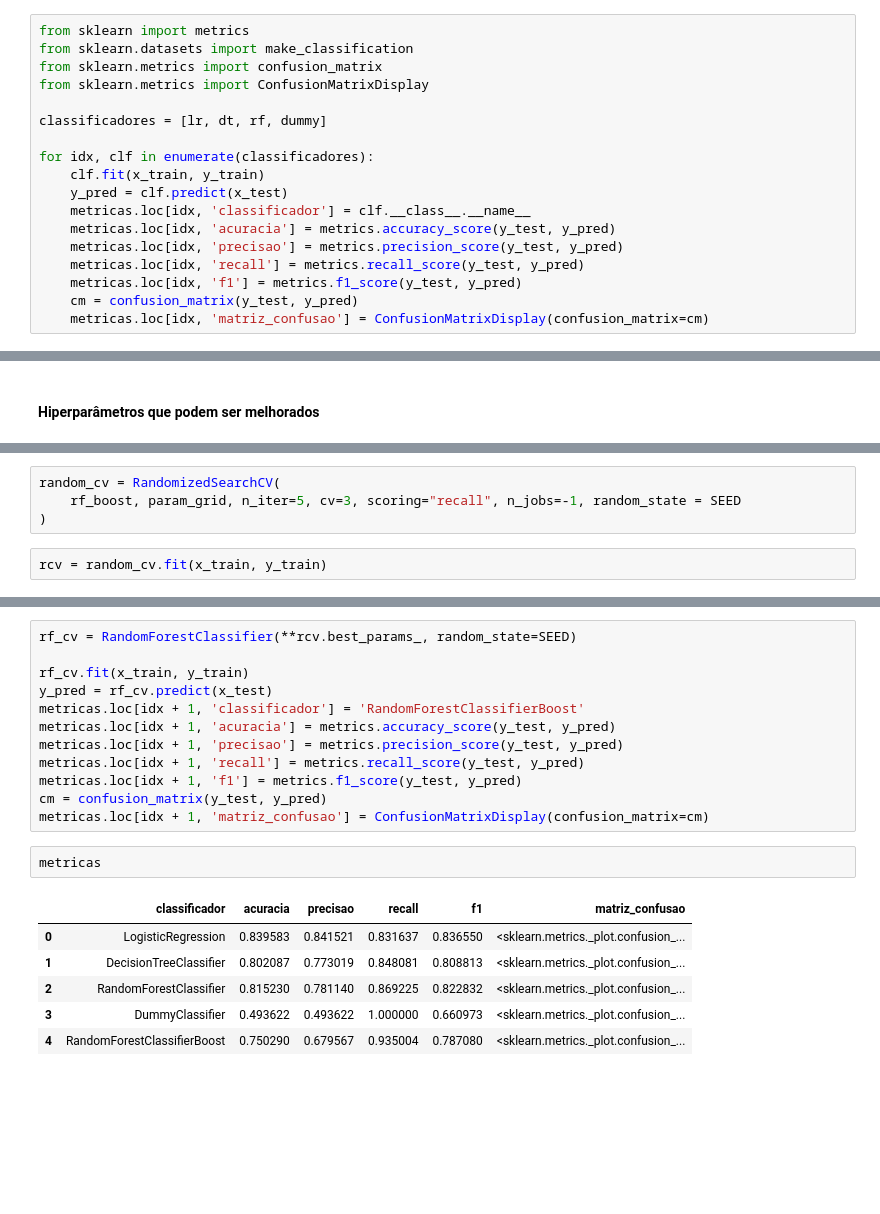
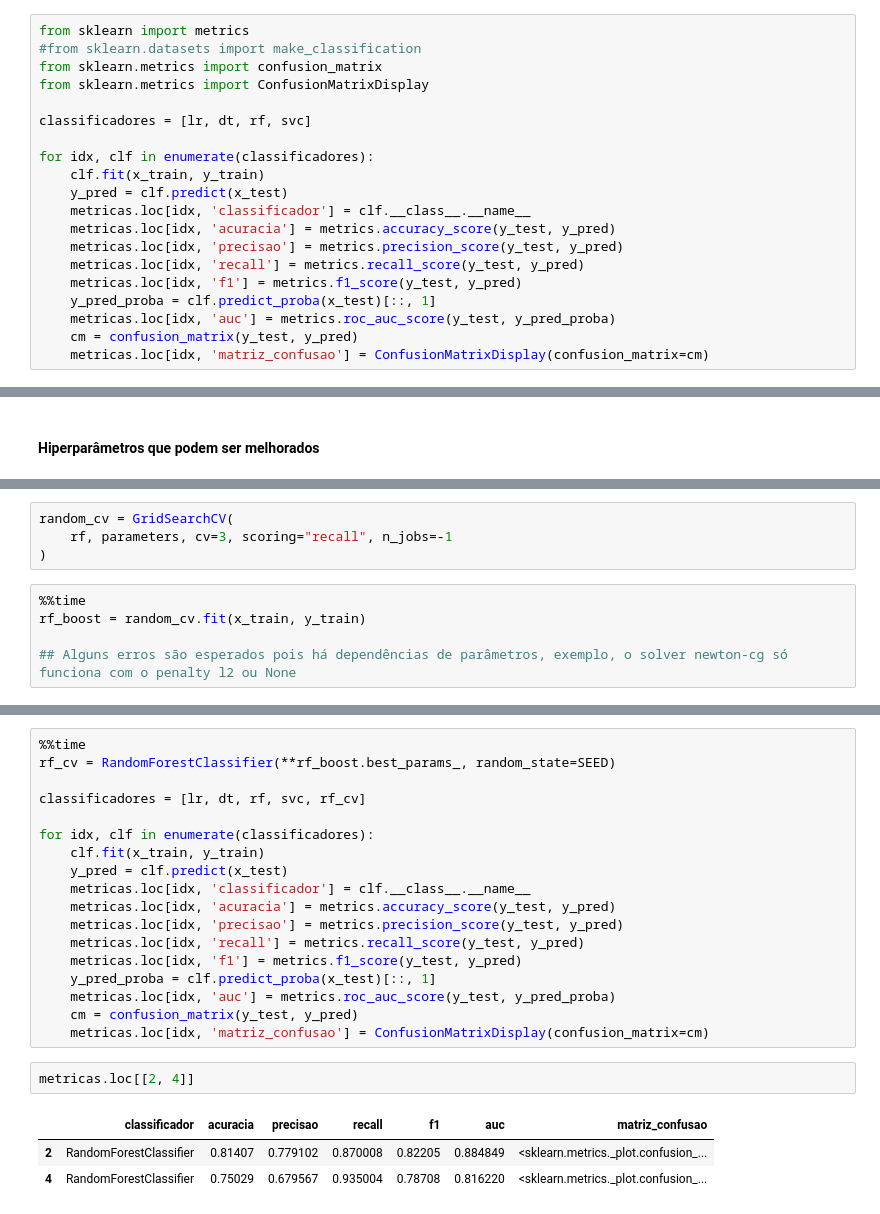
Before and after one commit to exata0mente/Challenge-Data-Science-Allura, a Jupyter notebook: Semana_3/Base de Dados - Machine Learning.ipynb, the cells around one changed output, grey strips where cells are left out. Saved outputs shown, nothing was run; the diff lists cells and outputs as text; blank space fills up the shorter version.

```diff
--- a/Semana_3/Base de Dados - Machine Learning.ipynb
+++ b/Semana_3/Base de Dados - Machine Learning.ipynb
@@ -131,11 +141,11 @@ Fonte: [Alura](https://cursos.alura.com.br/course/modelos-preditivos-dados-detec
 metricas = pd.DataFrame()
 # %%
 from sklearn import metrics
-from sklearn.datasets import make_classification
+#from sklearn.datasets import make_classification
 from sklearn.metrics import confusion_matrix
 from sklearn.metrics import ConfusionMatrixDisplay
 
-classificadores = [lr, dt, rf, dummy]
+classificadores = [lr, dt, rf, svc]
 
 for idx, clf in enumerate(classificadores):
     clf.fit(x_train, y_train)
@@ -145,6 +155,8 @@ for idx, clf in enumerate(classificadores):
     metricas.loc[idx, 'precisao'] = metrics.precision_score(y_test, y_pred)
     metricas.loc[idx, 'recall'] = metrics.recall_score(y_test, y_pred)
     metricas.loc[idx, 'f1'] = metrics.f1_score(y_test, y_pred)
+    y_pred_proba = clf.predict_proba(x_test)[::, 1]
+    metricas.loc[idx, 'auc'] = metrics.roc_auc_score(y_test, y_pred_proba)
     cm = confusion_matrix(y_test, y_pred)
     metricas.loc[idx, 'matriz_confusao'] = ConfusionMatrixDisplay(confusion_matrix=cm)
 # %%
@@ -280,6 +268,9 @@ rf_boost = RandomForestClassifier(random_state=SEED)
 # %%
-random_cv = RandomizedSearchCV(
-    rf_boost, param_grid, n_iter=5, cv=3, scoring="recall", n_jobs=-1, random_state = SEED
+random_cv = GridSearchCV(
+    rf, parameters, cv=3, scoring="recall", n_jobs=-1
 )
 # %%
-rcv = random_cv.fit(x_train, y_train)
+%%time
+rf_boost = random_cv.fit(x_train, y_train)
+
+## Alguns erros são esperados pois há dependências de parâmetros, exemplo, o solver newton-cg só funciona com o penalty l2 ou None
@@ -314,21 +305,24 @@ metricas
 # %%
-rf_cv = RandomForestClassifier(**rcv.best_params_, random_state=SEED)
+%%time
+rf_cv = RandomForestClassifier(**rf_boost.best_params_, random_state=SEED)
 
-rf_cv.fit(x_train, y_train)
-y_pred = rf_cv.predict(x_test)
-metricas.loc[idx + 1, 'classificador'] = 'RandomForestClassifierBoost'
-metricas.loc[idx + 1, 'acuracia'] = metrics.accuracy_score(y_test, y_pred)
-metricas.loc[idx + 1, 'precisao'] = metrics.precision_score(y_test, y_pred)
-metricas.loc[idx + 1, 'recall'] = metrics.recall_score(y_test, y_pred)
-metricas.loc[idx + 1, 'f1'] = metrics.f1_score(y_test, y_pred)
-cm = confusion_matrix(y_test, y_pred)
-metricas.loc[idx + 1, 'matriz_confusao'] = ConfusionMatrixDisplay(confusion_matrix=cm)
+classificadores = [lr, dt, rf, svc, rf_cv]
+
+for idx, clf in enumerate(classificadores):
+    clf.fit(x_train, y_train)
+    y_pred = clf.predict(x_test)
+    metricas.loc[idx, 'classificador'] = clf.__class__.__name__
+    metricas.loc[idx, 'acuracia'] = metrics.accuracy_score(y_test, y_pred)
+    metricas.loc[idx, 'precisao'] = metrics.precision_score(y_test, y_pred)
+    metricas.loc[idx, 'recall'] = metrics.recall_score(y_test, y_pred)
+    metricas.loc[idx, 'f1'] = metrics.f1_score(y_test, y_pred)
+    y_pred_proba = clf.predict_proba(x_test)[::, 1]
+    metricas.loc[idx, 'auc'] = metrics.roc_auc_score(y_test, y_pred_proba)
+    cm = confusion_matrix(y_test, y_pred)
+    metricas.loc[idx, 'matriz_confusao'] = ConfusionMatrixDisplay(confusion_matrix=cm)
 # %%
-metricas
+metricas.loc[[2, 4]]
 # %% [output]
-|  | classificador | acuracia | precisao | recall | f1 | matriz_confusao |
-| 0 | LogisticRegression | 0.839583 | 0.841521 | 0.831637 | 0.836550 | <sklearn.metrics._plot.confusion_... |
-| 1 | DecisionTreeClassifier | 0.802087 | 0.773019 | 0.848081 | 0.808813 | <sklearn.metrics._plot.confusion_... |
-| 2 | RandomForestClassifier | 0.815230 | 0.781140 | 0.869225 | 0.822832 | <sklearn.metrics._plot.confusion_... |
-| 3 | DummyClassifier | 0.493622 | 0.493622 | 1.000000 | 0.660973 | <sklearn.metrics._plot.confusion_... |
-| 4 | RandomForestClassifierBoost | 0.750290 | 0.679567 | 0.935004 | 0.787080 | <sklearn.metrics._plot.confusion_... |
+|  | classificador | acuracia | precisao | recall | f1 | auc | matriz_confusao |
+| 2 | RandomForestClassifier | 0.81407 | 0.779102 | 0.870008 | 0.82205 | 0.884849 | <sklearn.metrics._plot.confusion_... |
+| 4 | RandomForestClassifier | 0.75029 | 0.679567 | 0.935004 | 0.78708 | 0.816220 | <sklearn.metrics._plot.confusion_... |
```
Also changed, not shown: parts of 59 cells of this notebook, 3 other files.
